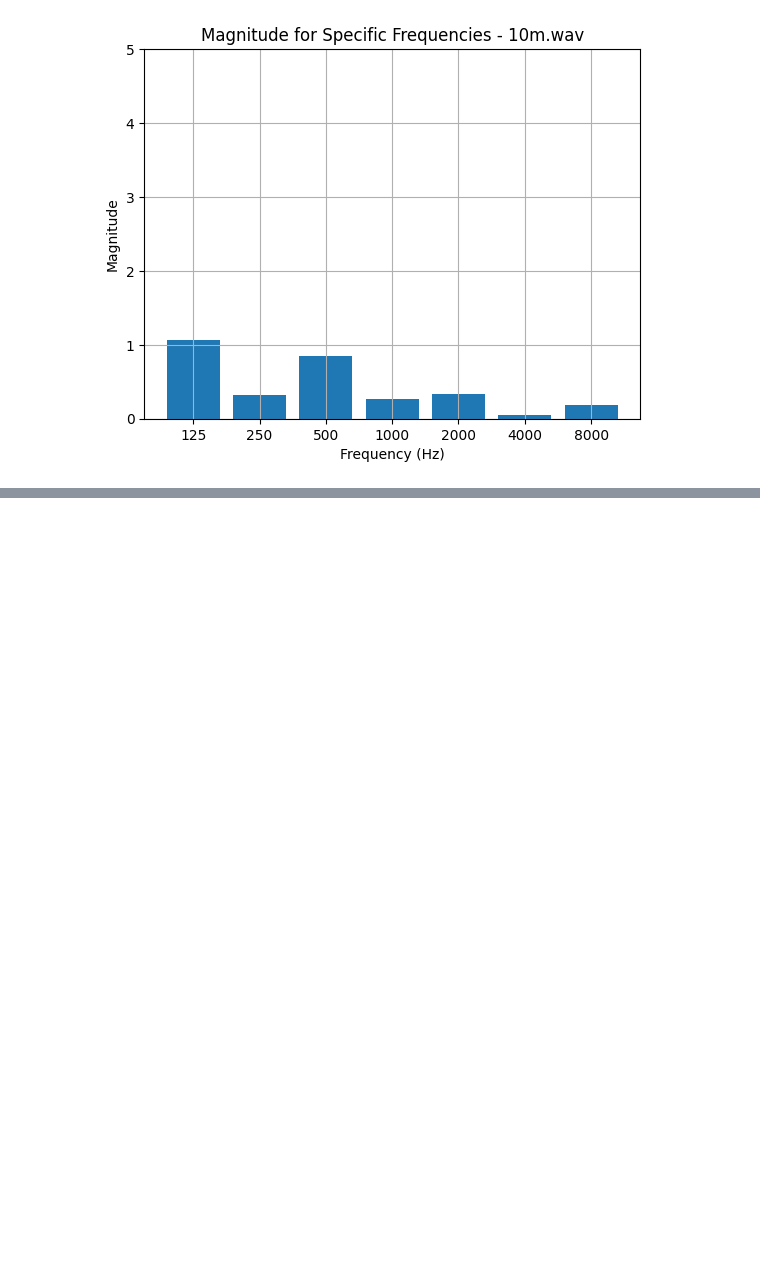
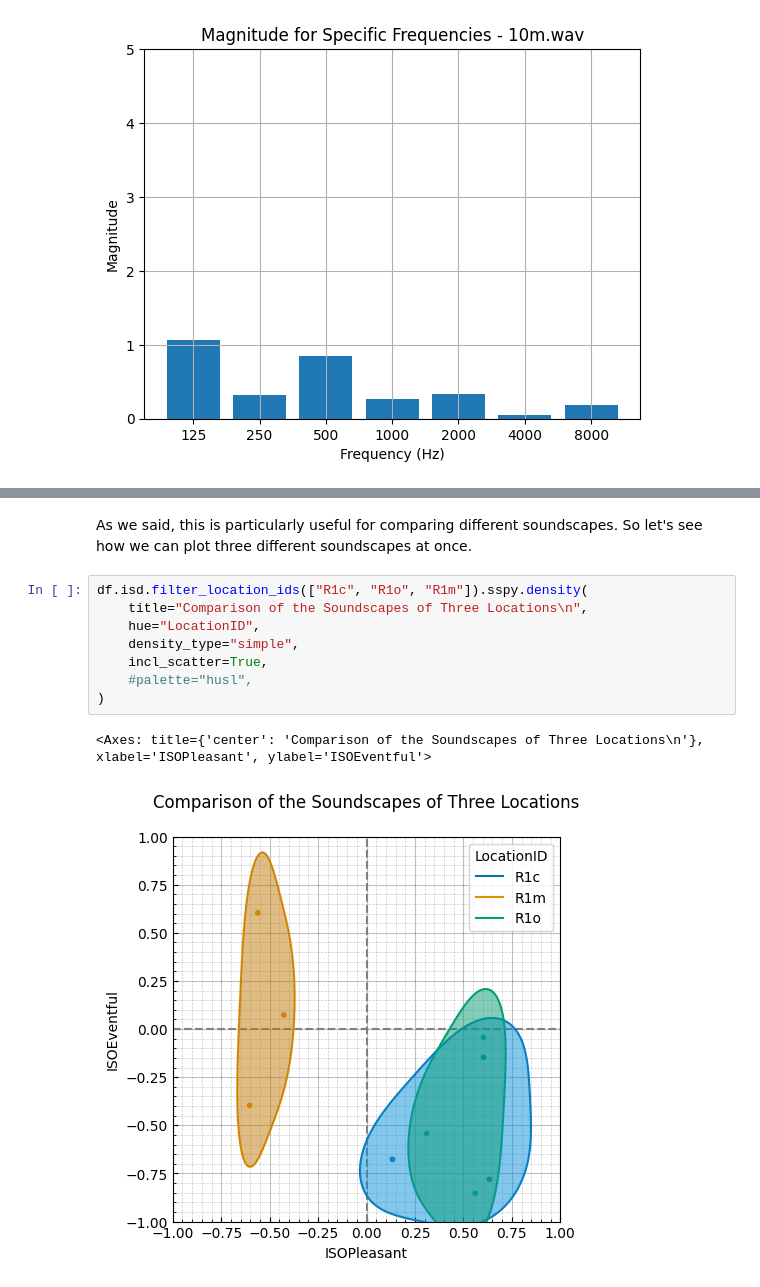
Before and after one commit to HussamAlBasha/IDS-Institute-for-Design-Strategies, a Jupyter notebook: Digital Workflow/DigitalWorkflow.ipynb, the cells around one changed output, grey strips where cells are left out. Saved outputs shown, nothing was run; the diff lists cells and outputs as text; blank space fills up the shorter version.

```diff
--- a/Digital Workflow/DigitalWorkflow.ipynb
+++ b/Digital Workflow/DigitalWorkflow.ipynb
@@ -142,0 +274,13 @@ plt.show()
+# %% [markdown]
+As we said, this is particularly useful for comparing different soundscapes. So let's see how we can plot three different soundscapes at once.
+# %%
+df.isd.filter_location_ids(["R1c", "R1o", "R1m"]).sspy.density(
+    title="Comparison of the Soundscapes of Three Locations\n",
+    hue="LocationID",
+    density_type="simple",
+    incl_scatter=True,
+    #palette="husl",
+)
+# %% [output]
+<Axes: title={'center': 'Comparison of the Soundscapes of Three Locations\n'}, xlabel='ISOPleasant', ylabel='ISOEventful'>
+[figure, added]
```
Also changed, not shown: parts of 20 cells of this notebook, 2 other files.
